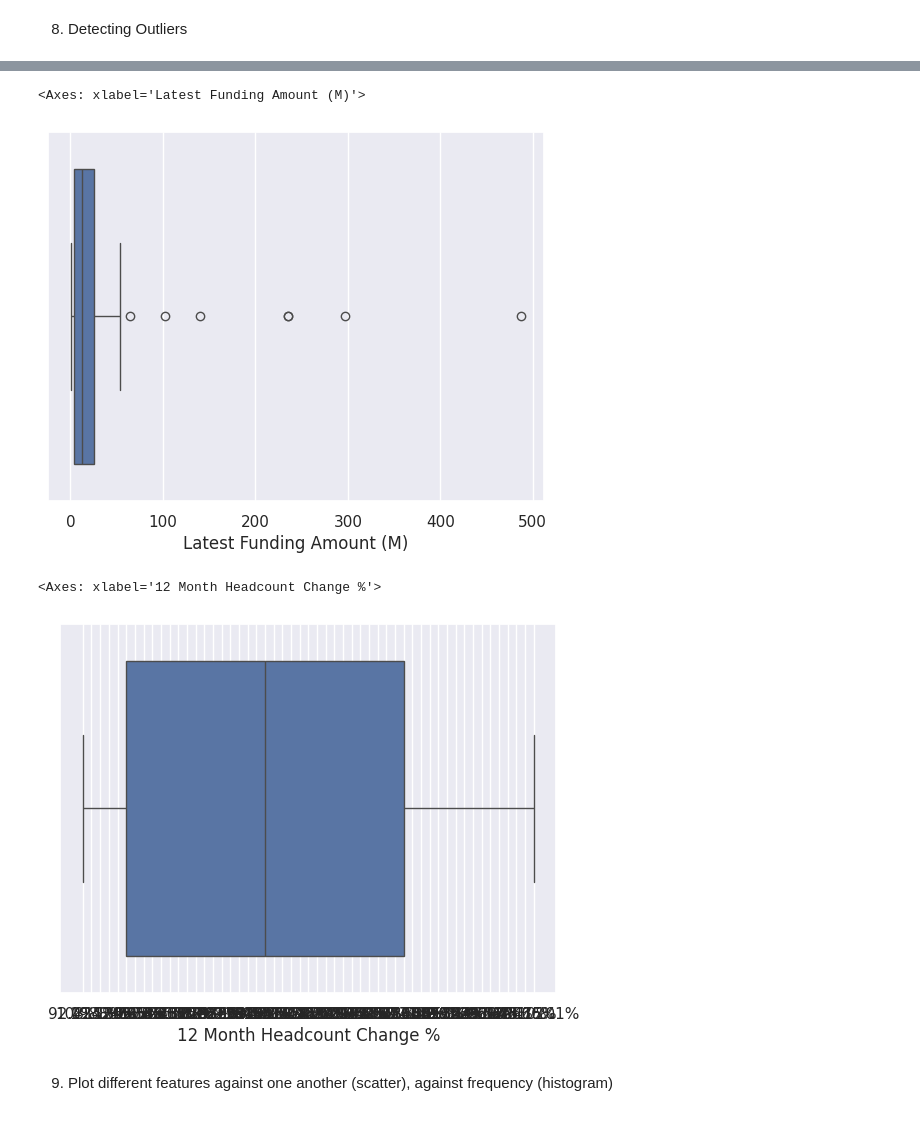
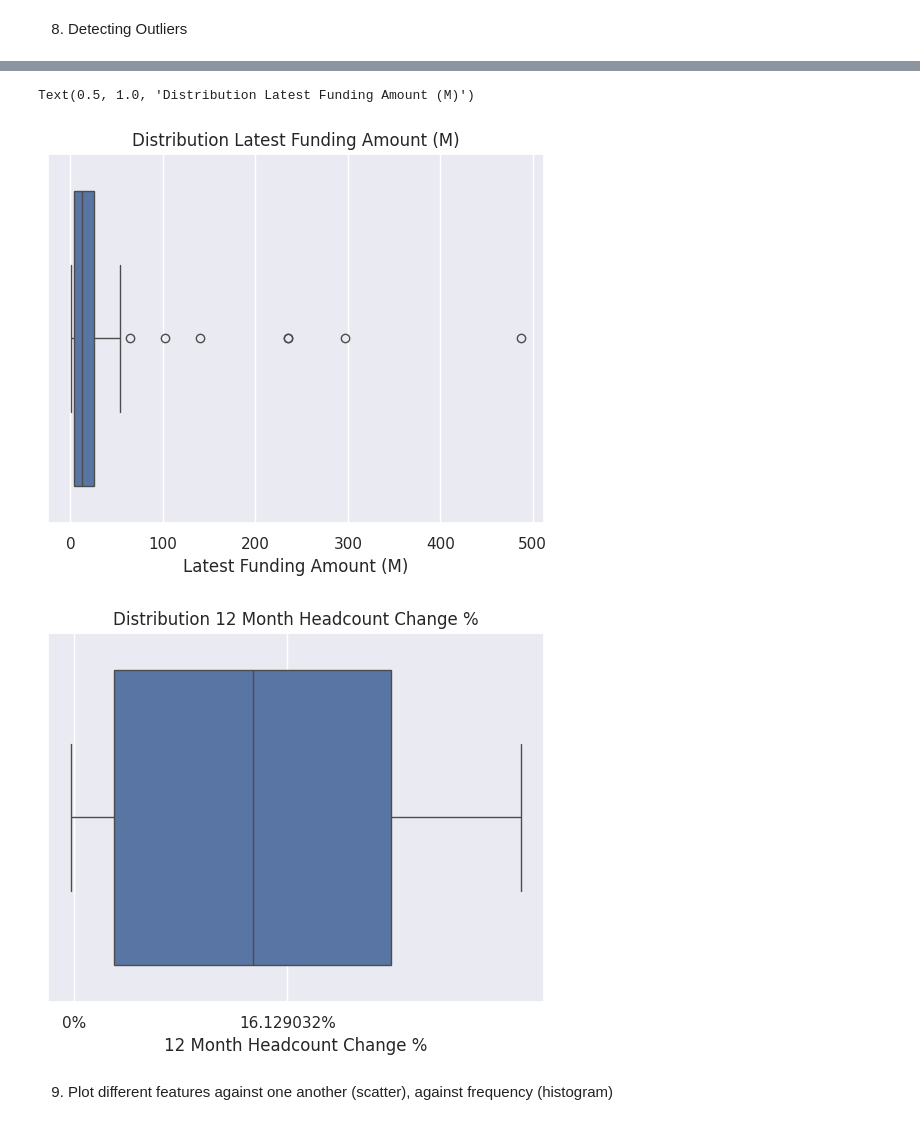
Before and after one commit to alessandrotavazzi/collaboration_swisscom, a Jupyter notebook: data_analysis.ipynb, the cells around one changed output, grey strips where cells are left out. Saved outputs shown, nothing was run; the diff lists cells and outputs as text; code cells hidden in the pictures.

```diff
--- a/data_analysis.ipynb
+++ b/data_analysis.ipynb
@@ -461,15 +511,22 @@ sns.boxplot(x=data['M&A Probability'])
 # %%
 # Latest Funding Amount (M)
 sns.boxplot(x=data['Latest Funding Amount (M)'])
+
+plt.title('Distribution Latest Funding Amount (M)')
 # %% [output]
-<Axes: xlabel='Latest Funding Amount (M)'>
+Text(0.5, 1.0, 'Distribution Latest Funding Amount (M)')
-[figure, old version]
+[figure, new version]
 # %%
 # Latest Funding Round	Month Headcount Change
-sns.boxplot(x=data['12 Month Headcount Change %'])
+sns.boxplot(x=data['12 Month Headcount Change %'],whis=(0, 100))
+
+plt.xticks((0.4,25))
+plt.title('Distribution 12 Month Headcount Change %')
+
+# Display the plot
+plt.show()
 # %% [output]
-<Axes: xlabel='12 Month Headcount Change %'>
-[figure, old version]
+[figure, new version]
 # %% [markdown]
 9. Plot different features against one another (scatter), against frequency (histogram)
 # %% [markdown]
```
Also changed, not shown: parts of 23 cells of this notebook.
